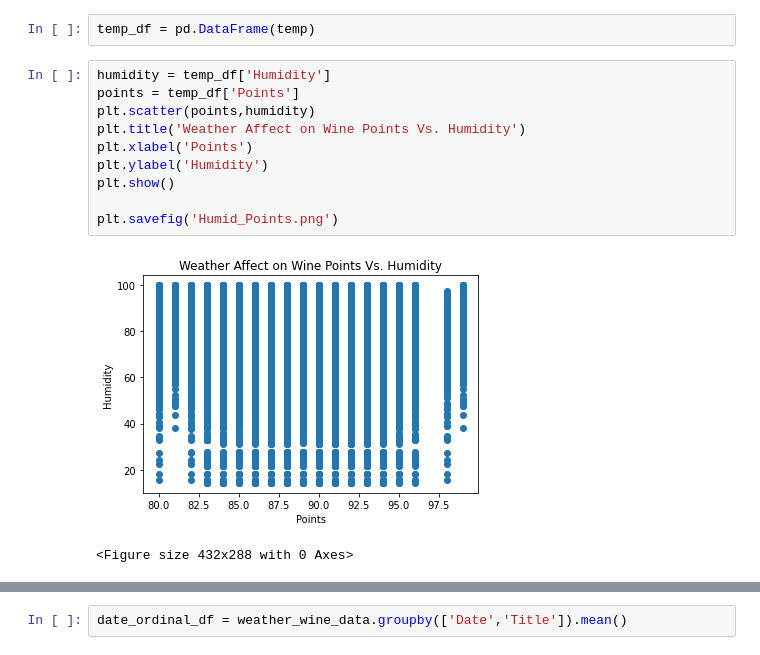
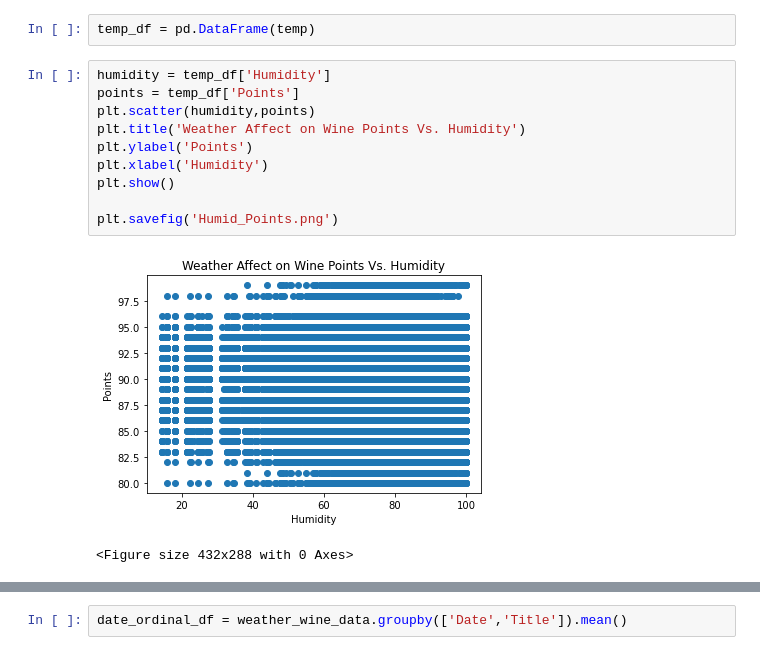
Before and after one commit to khbader101/Wine_Weather_Project, a Jupyter notebook: KB_weather_wine_data.ipynb, the cells around one changed output, grey strips where cells are left out. Drawn from its saved outputs; the diff is of its cells as text.

```diff
--- a/KB_weather_wine_data.ipynb
+++ b/KB_weather_wine_data.ipynb
@@ -360,15 +360,15 @@ temp_df = pd.DataFrame(temp)
 # %%
 humidity = temp_df['Humidity']
 points = temp_df['Points']
-plt.scatter(points,humidity)
+plt.scatter(humidity,points)
 plt.title('Weather Affect on Wine Points Vs. Humidity')
-plt.xlabel('Points')
-plt.ylabel('Humidity')
+plt.ylabel('Points')
+plt.xlabel('Humidity')
 plt.show()
 
 plt.savefig('Humid_Points.png')
 # %% [output]
-[figure, old version]
+[figure, new version]
 <Figure size 432x288 with 0 Axes>
 # %%
 rain = temp_df['Rain (inches)']
```
Also changed, not shown: parts of 16 cells of this notebook, 10 other files.
